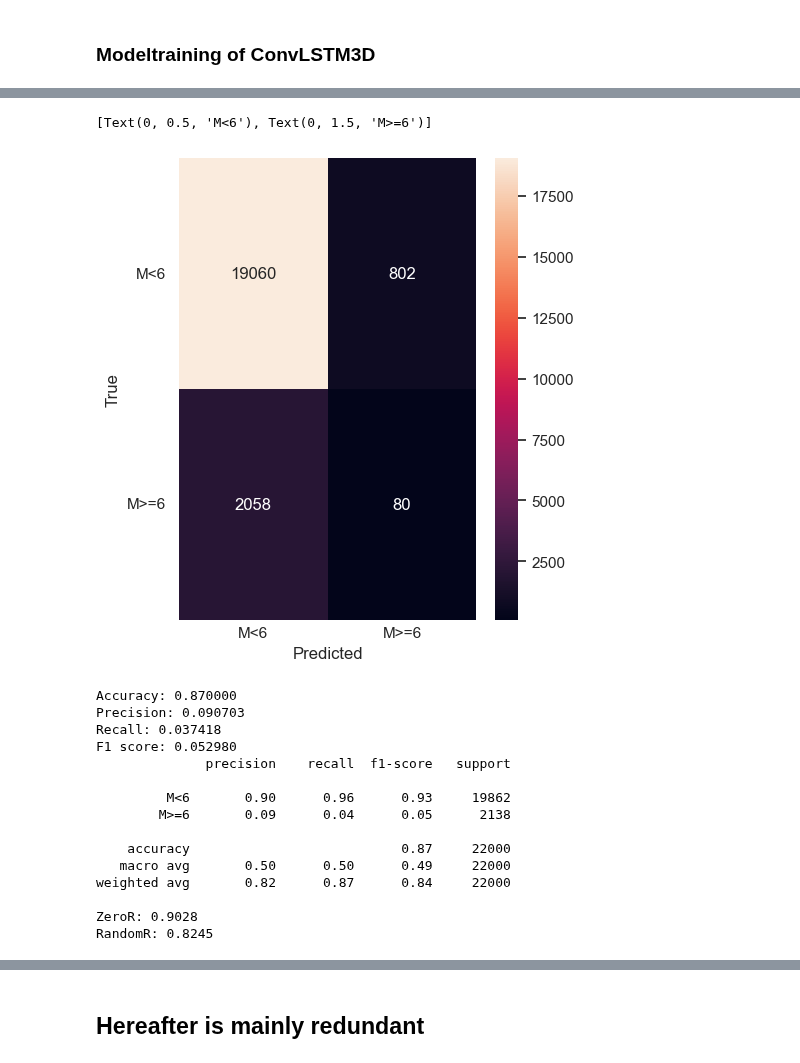
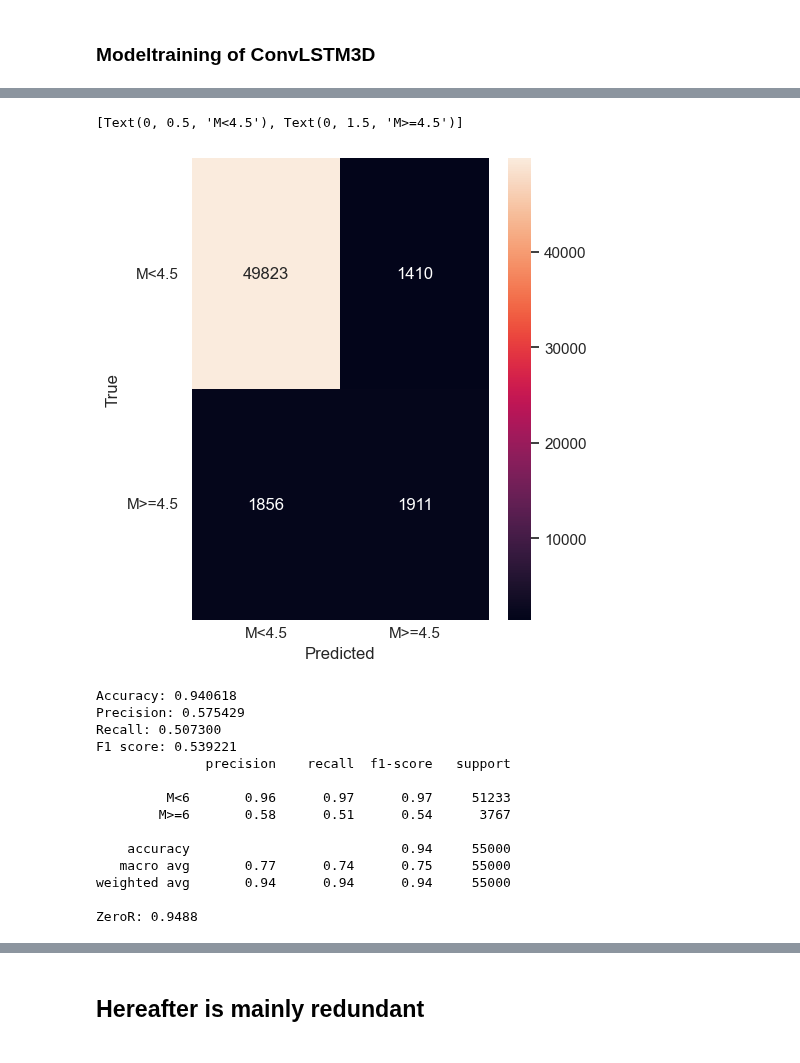
Before and after one commit to TheTrueSquirrel/thesis_spring_2023, a Jupyter notebook: sketch4.ipynb, the cells around one changed output, grey strips where cells are left out. Saved outputs shown, nothing was run; the diff lists cells and outputs as text; code cells hidden in the pictures.

Commit message:
ConvLSTM3D update zeroR

```diff
--- a/sketch4.ipynb
+++ b/sketch4.ipynb
@@ -1078,8 +1077,8 @@ import pandas as pd
 
 # Choose frequency and binsize
 freq = 'M'  # Change frequency, use SMS for two weeks
-binsize = 10
-depthsize = 70
+binsize = 2
+depthsize = 700
 # Load earthquake data into a pandas DataFrame
 df = pd.read_csv('data/Japan_10_60_134_174_1973_2023_V2.csv')
 df['Time'] = pd.to_datetime(df.Time)
@@ -1122,7 +1121,7 @@ import seaborn as sns
 import matplotlib.pyplot as plt
 
 # Choose a timestep to plot (e.g. the first timestep)
-timestep = 40
+timestep = 60
 depth = 0
 channel = 0
 
@@ -1136,7 +1135,7 @@ sns.set(rc={'figure.figsize':(4.8,6)})
 sns.heatmap(data, cmap='viridis', vmin=-1, vmax=10, linewidths=0.5, linecolor='grey', annot=False)
 
 # Set the plot title and axis labels
-plt.title(f'Earthquake magnitudes at timestep {timestep}')
+plt.title(f'Earthquake magnitudes at timestep {freq, timestep}')
 plt.xlabel('Longitude bin')
 plt.ylabel('Latitude bin')
 
@@ -1270,7 +1269,7 @@ x = layers.Conv3D(filters=1, kernel_size=(3, 3, 3), activation="sigmoid", paddin
 model = keras.models.Model(input, x)
 print(model.summary())
 
-model.compile(loss=keras.losses.binary_crossentropy, optimizer=keras.optimizers.SGD(learning_rate=0.001), metrics=[keras.metrics.Precision(), keras.metrics.Recall(), 'accuracy'])
+model.compile(loss=keras.losses.binary_crossentropy, optimizer=keras.optimizers.Adam(learning_rate=0.001), metrics=[keras.metrics.Precision(), keras.metrics.Recall(), 'accuracy'])
 # %% [output]
 Model: "model"
 _________________________________________________________________
@@ -1334,14 +1333,14 @@ y_pred = model.predict(X_test)
 # %%
 import seaborn as sns
 from sklearn.metrics import confusion_matrix
 p = sns.heatmap(confusion_matrix(np.array(y_test).flatten(), y_pred.flatten() >= 0.5), annot=True, fmt='g')
 p.set_xlabel("Predicted")
 p.set_ylabel("True")
-p.xaxis.set_ticklabels(['M<6', 'M>=6'], ha="center", va="center")
-p.yaxis.set_ticklabels(['M<6', 'M>=6'], rotation=0, va="center")
+p.xaxis.set_ticklabels(['M<4.5', 'M>=4.5'], ha="center", va="center")
+p.yaxis.set_ticklabels(['M<4.5', 'M>=4.5'], rotation=0, va="center")
 # %% [output]
-[Text(0, 0.5, 'M<6'), Text(0, 1.5, 'M>=6')]
+[Text(0, 0.5, 'M<4.5'), Text(0, 1.5, 'M>=4.5')]
-[figure, old version]
+[figure, new version]
 # %%
 from sklearn.metrics import accuracy_score
 from sklearn.metrics import precision_score
@@ -1366,26 +1365,29 @@ class_names = ['M<6', 'M>=6']
 
 print(classification_report(np.array(y_test).flatten(), y_pred.flatten() >= 0.5, target_names=class_names))
 
-ZeroR = 1 - (np.array(y_test).sum() / len(np.array(y_test).flatten()))
-RandomR = ZeroR**2 + (1-ZeroR)**2
-print("ZeroR:", round(ZeroR,4))
-print("RandomR:", round(RandomR,4))
+# Calculate the proportion of the majority per row, column combination over all batches
+majority_prop = np.mean(y_test, axis=0)[0, 0, :, :, 0]
+
+# Calculate the complement for values lower than 0.5
+majority_prop = np.where(majority_prop < 0.5, 1 - majority_prop, majority_prop)
+zeroR = majority_prop.mean()
+
+print("ZeroR:", round(zeroR,4))
 # %% [output]
-Accuracy: 0.870000
-Precision: 0.090703
-Recall: 0.037418
-F1 score: 0.052980
+Accuracy: 0.940618
+Precision: 0.575429
+Recall: 0.507300
+F1 score: 0.539221
               precision    recall  f1-score   support
 
-         M<6       0.90      0.96      0.93     19862
-        M>=6       0.09      0.04      0.05      2138
+         M<6       0.96      0.97      0.97     51233
+        M>=6       0.58      0.51      0.54      3767
 
-    accuracy                           0.87     22000
-   macro avg       0.50      0.50      0.49     22000
-weighted avg       0.82      0.87      0.84     22000
+    accuracy                           0.94     55000
+   macro avg       0.77      0.74      0.75     55000
+weighted avg       0.94      0.94      0.94     55000
 
-ZeroR: 0.9028
-RandomR: 0.8245
+ZeroR: 0.9488
 # %%
 import matplotlib.pyplot as plt
 from sklearn.metrics import roc_curve, auc
```
Also changed, not shown: parts of 11 cells of this notebook, 3 other files.
